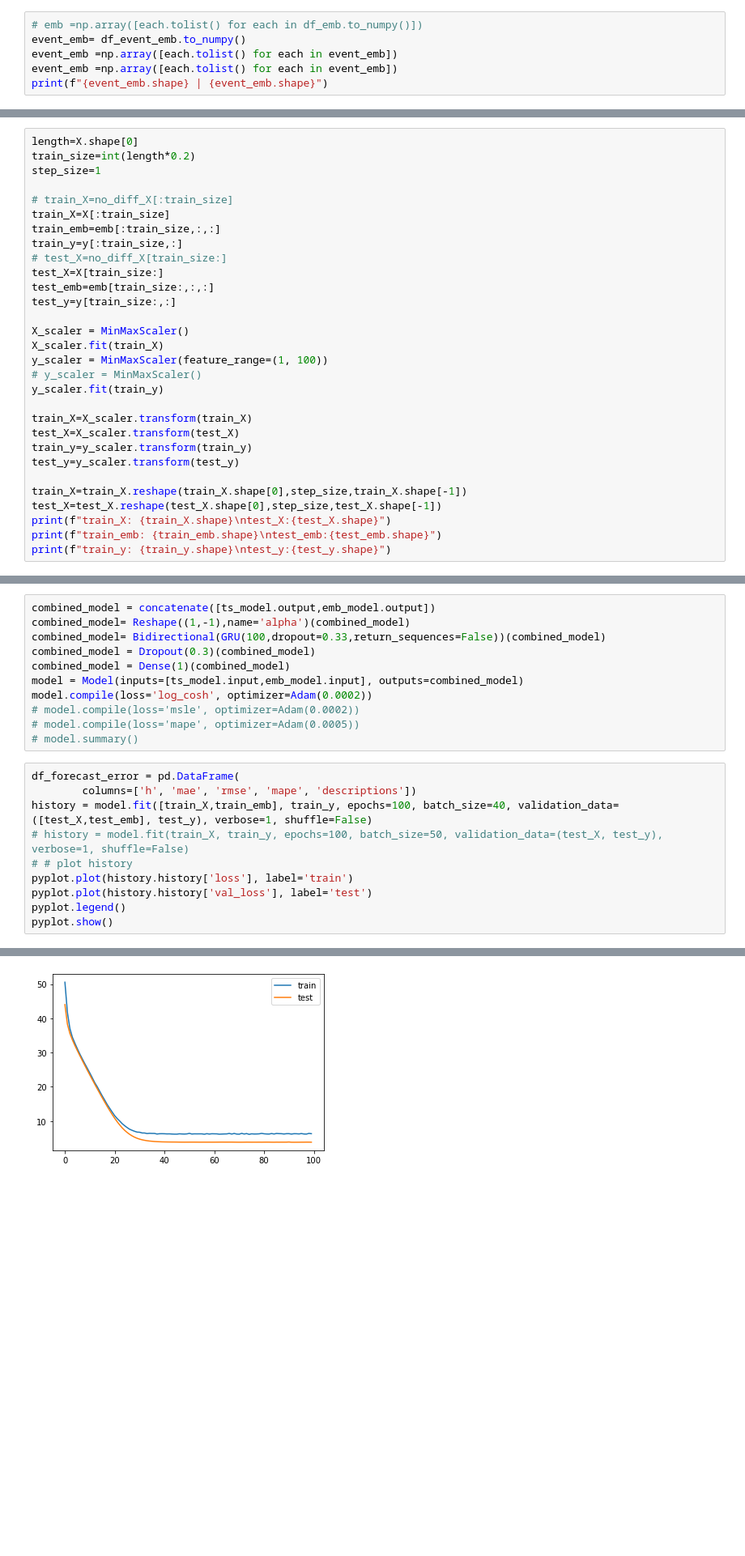
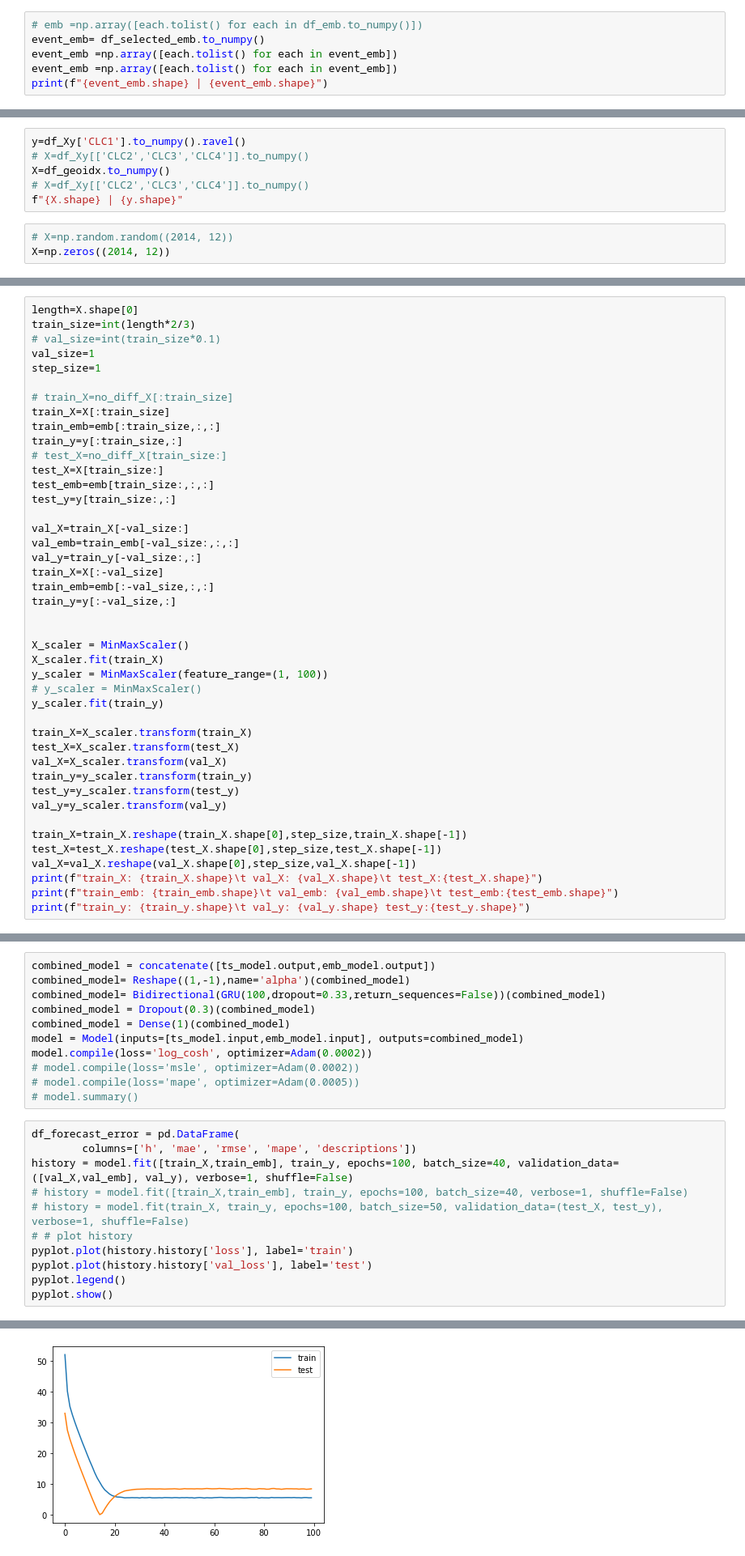
Before and after one commit to ben-edde/LIMA, a Jupyter notebook: model/bench.ipynb, the cells around one changed output, grey strips where cells are left out. Shown at 81% size. Drawn from its saved outputs; the diff is of its cells as text; blank space fills up the shorter version.

```diff
--- a/model/bench.ipynb
+++ b/model/bench.ipynb
@@ -527,6 +589,6 @@ True
 # %%
 # emb =np.array([each.tolist() for each in df_emb.to_numpy()])
-event_emb= df_event_emb.to_numpy()
+event_emb= df_selected_emb.to_numpy()
 event_emb =np.array([each.tolist() for each in event_emb])
 event_emb =np.array([each.tolist() for each in event_emb])
 print(f"{event_emb.shape} | {event_emb.shape}")
@@ -623,6 +678,15 @@ Index(['day', 'CLC1(t-20)', 'Topic5(t-19)', 'CLC4(t-19)', 'CLC1(t-19)',
 # X.shape
 # %% [markdown]
 ## Linear Model
+# %%
+y=df_Xy['CLC1'].to_numpy().ravel()
+# X=df_Xy[['CLC2','CLC3','CLC4']].to_numpy()
+X=df_geoidx.to_numpy()
+# X=df_Xy[['CLC2','CLC3','CLC4']].to_numpy()
+f"{X.shape} | {y.shape}"
+# %%
+# X=np.random.random((2014, 12))
+X=np.zeros((2014, 12))
 # %%
 from sklearn.svm import SVR, LinearSVR
 from sklearn.tree import DecisionTreeRegressor
@@ -706,6 +772,8 @@ f"{X.shape} | {y.shape} | {emb.shape}"
 # %%
 length=X.shape[0]
-train_size=int(length*0.2)
+train_size=int(length*2/3)
+# val_size=int(train_size*0.1)
+val_size=1
 step_size=1
 
 # train_X=no_diff_X[:train_size]
@@ -717,6 +785,14 @@ test_X=X[train_size:]
 test_emb=emb[train_size:,:,:]
 test_y=y[train_size:,:]
 
+val_X=train_X[-val_size:]
+val_emb=train_emb[-val_size:,:,:]
+val_y=train_y[-val_size:,:]
+train_X=X[:-val_size]
+train_emb=emb[:-val_size,:,:]
+train_y=y[:-val_size,:]
+
+
 X_scaler = MinMaxScaler()
 X_scaler.fit(train_X)
 y_scaler = MinMaxScaler(feature_range=(1, 100))
@@ -725,12 +801,15 @@ y_scaler.fit(train_y)
 
 train_X=X_scaler.transform(train_X)
 test_X=X_scaler.transform(test_X)
+val_X=X_scaler.transform(val_X)
 train_y=y_scaler.transform(train_y)
 test_y=y_scaler.transform(test_y)
+val_y=y_scaler.transform(val_y)
 
 train_X=train_X.reshape(train_X.shape[0],step_size,train_X.shape[-1])
 test_X=test_X.reshape(test_X.shape[0],step_size,test_X.shape[-1])
-print(f"train_X: {train_X.shape}\ntest_X:{test_X.shape}")
-print(f"train_emb: {train_emb.shape}\ntest_emb:{test_emb.shape}")
-print(f"train_y: {train_y.shape}\ntest_y:{test_y.shape}")
+val_X=val_X.reshape(val_X.shape[0],step_size,val_X.shape[-1])
+print(f"train_X: {train_X.shape}\t val_X: {val_X.shape}\t test_X:{test_X.shape}")
+print(f"train_emb: {train_emb.shape}\t val_emb: {val_emb.shape}\t test_emb:{test_emb.shape}")
+print(f"train_y: {train_y.shape}\t val_y: {val_y.shape} test_y:{test_y.shape}")
 # %% [output]
@@ -798,7 +874,8 @@ model.compile(loss='log_cosh', optimizer=Adam(0.0002))
 # %%
 df_forecast_error = pd.DataFrame(
         columns=['h', 'mae', 'rmse', 'mape', 'descriptions'])
-history = model.fit([train_X,train_emb], train_y, epochs=100, batch_size=40, validation_data=([test_X,test_emb], test_y), verbose=1, shuffle=False)
+history = model.fit([train_X,train_emb], train_y, epochs=100, batch_size=40, validation_data=([val_X,val_emb], val_y), verbose=1, shuffle=False)
+# history = model.fit([train_X,train_emb], train_y, epochs=100, batch_size=40, verbose=1, shuffle=False)
 # history = model.fit(train_X, train_y, epochs=100, batch_size=50, validation_data=(test_X, test_y), verbose=1, shuffle=False)
 # # plot history
 pyplot.plot(history.history['loss'], label='train')
@@ -826,4 +903,4 @@ Epoch 100/100
-[figure, old version]
+[figure, new version]
 # %%
 pred_y = model.predict([test_X,test_emb])
 # pred_y = ts_model.predict(test_X)
```
Also changed, not shown: parts of 45 cells of this notebook, 1 other file.
